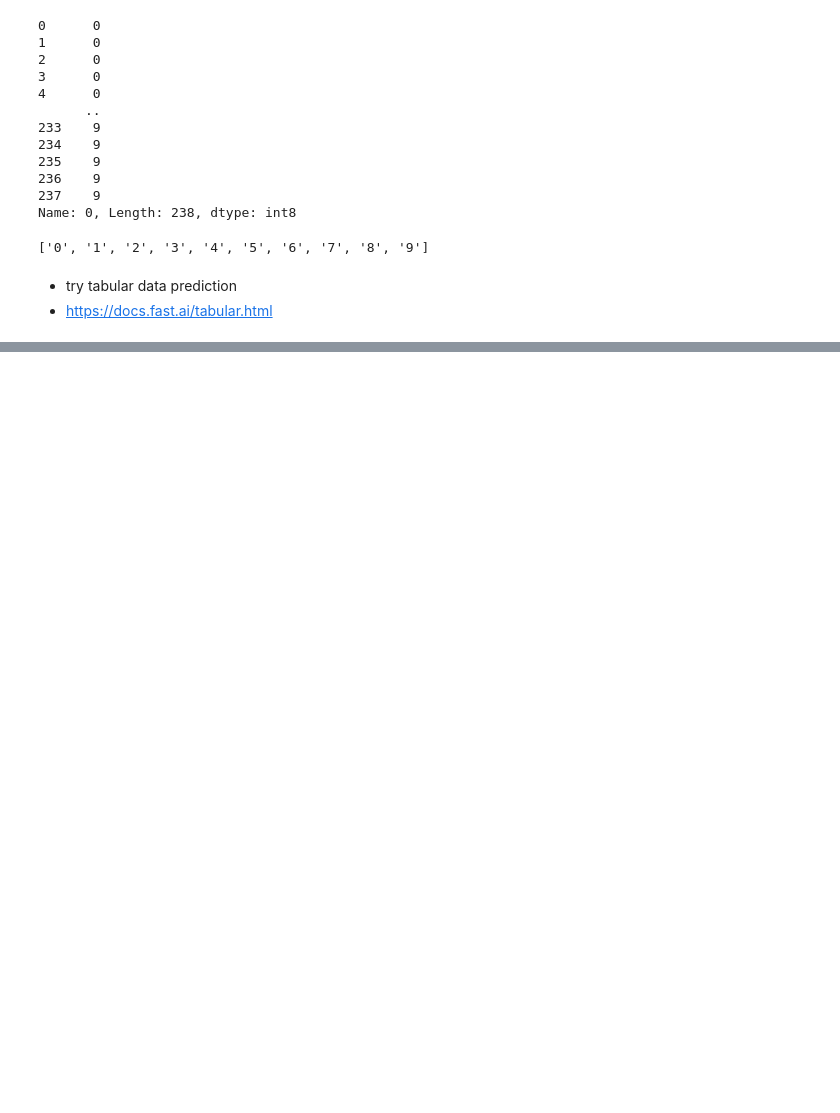
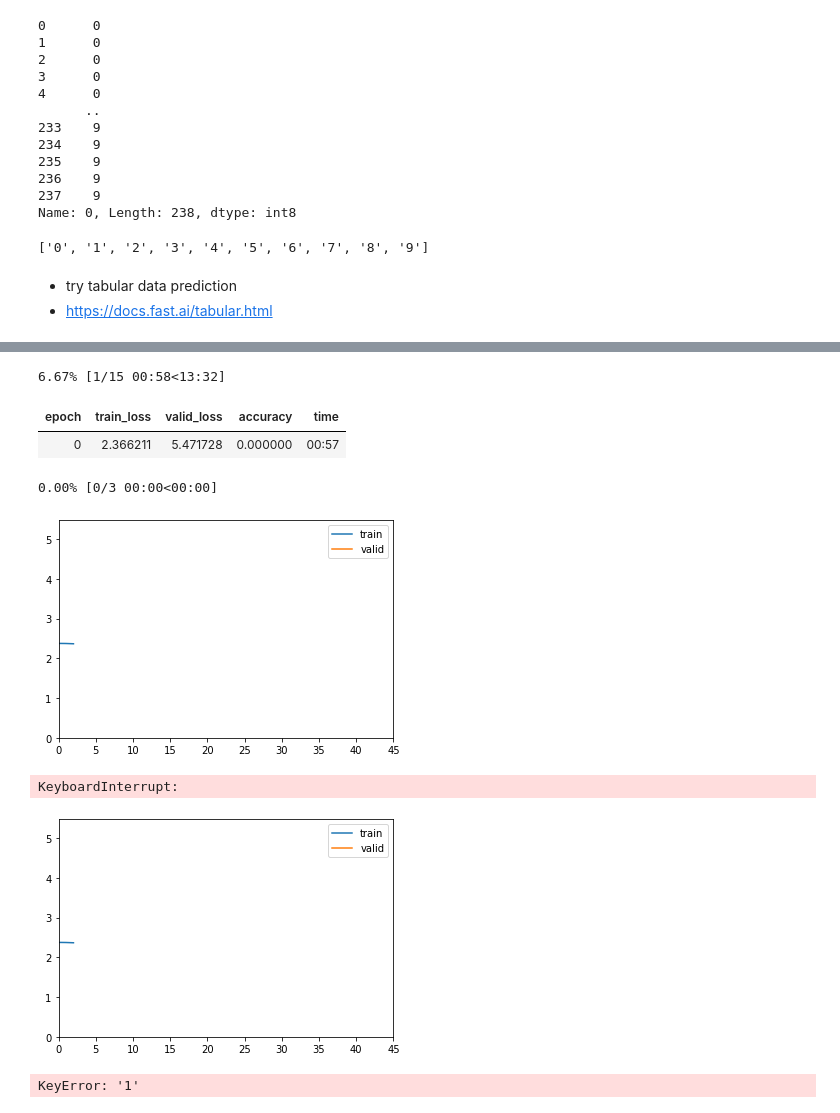
Before and after one commit to fun-personal-projects/thoughtsToText, a Jupyter notebook: main.ipynb, the cells around one changed output, grey strips where cells are left out. Cells and saved outputs as stored; diff of their text form; code cells hidden in the pictures; blank space fills up the shorter version.

```diff
--- a/main.ipynb
+++ b/main.ipynb
@@ -419,0 +513,10 @@ cat_names = list('0123456789');cat_names
+# %%
+learn.fit_one_cycle(15, max_lr=slice(1e-03))
+# %% [output]
+6.67% [1/15 00:58<13:32]
+| epoch | train_loss | valid_loss | accuracy | time |
+| 0 | 2.366211 | 5.471728 | 0.000000 | 00:57 |
+0.00% [0/3 00:00<00:00]
+[figure, added]
+KeyboardInterrupt:
+[figure, added]
@@ -419,0 +525,7 @@ cat_names = list('0123456789');cat_names
+# %%
+tempp = data.iloc[0].tolist()
+tempp.pop(0)
+# tempp
+learn.predict(tempp)
+# %% [output]
+KeyError: '1'
```
Also changed, not shown: parts of 19 cells of this notebook, 2 other files.
